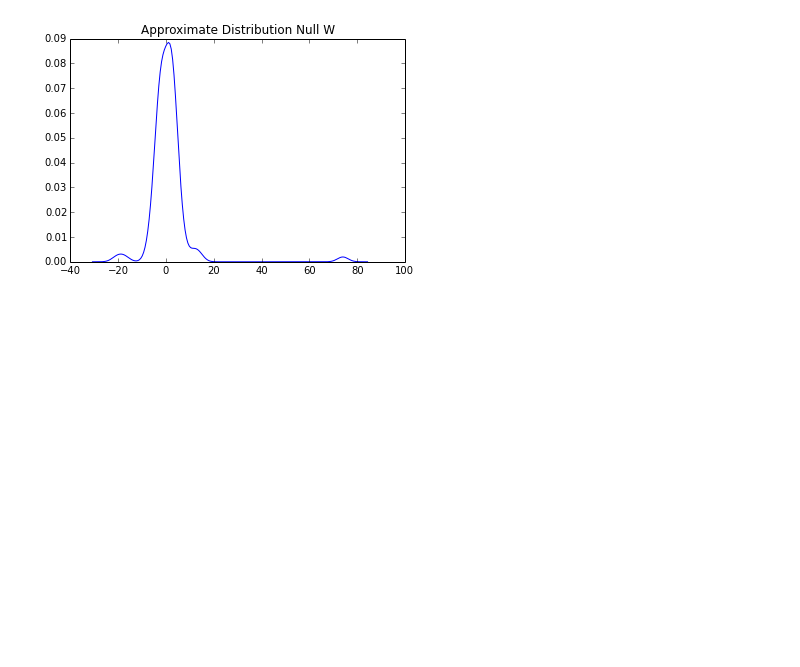
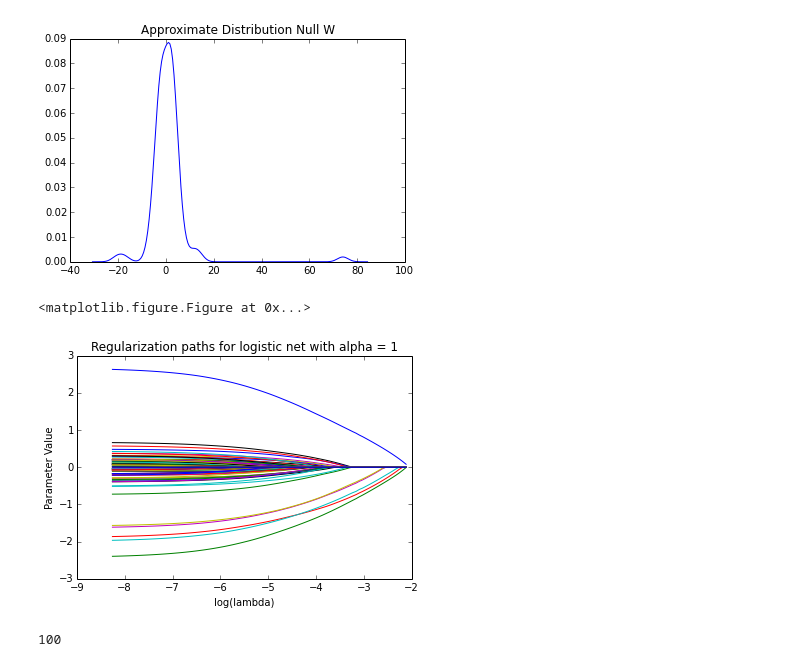
Before and after one commit to ajmaurer/Chicago-Course-Work, a Jupyter notebook: masters_paper/simulations1.ipynb, the cells around one changed output. Cells and saved outputs as stored; diff of their text form; code cells hidden in the pictures; blank space fills up the shorter version.

Commit message:
Now using glmnet, averaging over many runs for simulations

```diff
--- a/masters_paper/simulations1.ipynb
+++ b/masters_paper/simulations1.ipynb
@@ -93,3 +93,25 @@ ko.analyze_knockoff(X_1,X_null,y)
 # %% [output]
 0.56 of null knockoffs came in first; 0.00 of variables never entered; 0.01 had ties
 [figure]
+# %%
+import glmnet
+reload(glmnet)
+
+n,p0,p1 = 1000,90,10
+X_null = npran.binomial(1,.2,(n,p0)) * npran.randn(n,p0)
+X_1    = npran.binomial(1,.2,(n,p1)) * npran.randn(n,p1)
+X      = np.concatenate((X_1,X_null),axis=1)
+beta   = npran.randn(10)
+eta    = np.dot(X_1,beta)
+y      = npran.binomial(1,inv_logit(eta),n)
+
+lognet = glmnet.LogisticNet(alpha=1,n_lambdas=1000)
+lognet.fit(X,y)
+lognet.plot_paths()
+# %% [output]
+<matplotlib.figure.Figure at 0x...>
+[figure, added]
+# %%
+lognet.n_lambdas
+# %% [output]
+100
```
Also changed, not shown: parts of 7 cells of this notebook, 3 other files.
